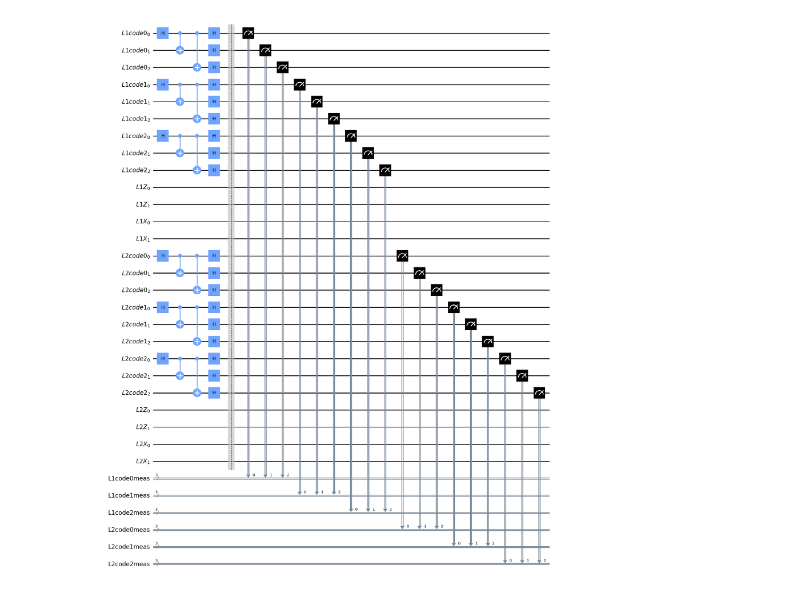
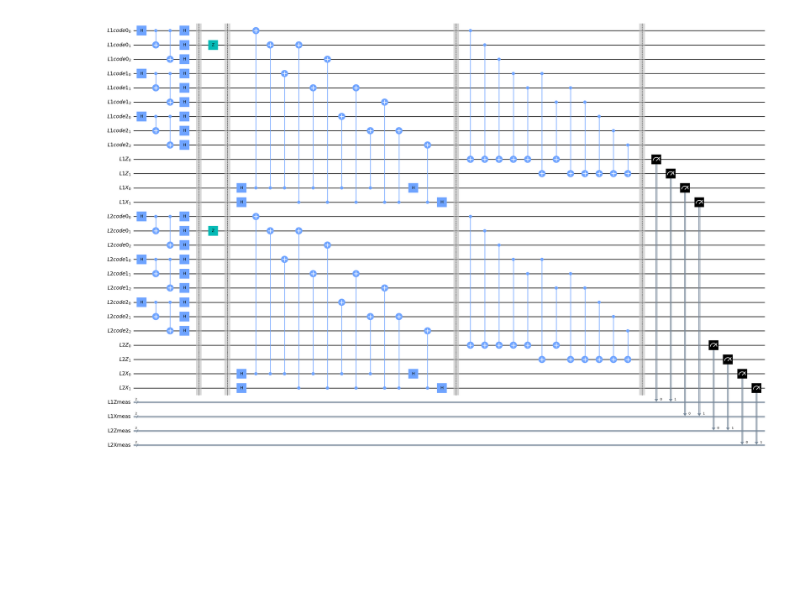
Before and after one commit to TonyPlaysGames/Shors-NeuralNetwork, a Jupyter notebook: x-gate-error.ipynb, the cells around one changed output. Cells and saved outputs as stored; diff of their text form; code cells hidden in the pictures; blank space fills up the shorter version.

```diff
--- a/x-gate-error.ipynb
+++ b/x-gate-error.ipynb
@@ -16,12 +16,12 @@ def createLogicalQubits(numLogicalQubits):
         physicalQubits.append(AncillaRegister(2, name='L' + str((qubit + 1)) + 'X'))
 
         # For testing code qubits
-        physicalQubits.append(ClassicalRegister(3, name='L' + str(qubit +1) + 'code0meas'))
-        physicalQubits.append(ClassicalRegister(3, name='L' + str(qubit +1) + 'code1meas'))
-        physicalQubits.append(ClassicalRegister(3, name='L' + str(qubit +1) + 'code2meas'))
+        # physicalQubits.append(ClassicalRegister(3, name='L' + str(qubit +1) + 'code0meas'))
+        # physicalQubits.append(ClassicalRegister(3, name='L' + str(qubit +1) + 'code1meas'))
+        # physicalQubits.append(ClassicalRegister(3, name='L' + str(qubit +1) + 'code2meas'))
 
-        # physicalQubits.append(ClassicalRegister(2, name='L' + str(qubit +1) + 'Zmeas'))
-        # physicalQubits.append(ClassicalRegister(2, name='L' + str(qubit +1) + 'Xmeas'))
+        physicalQubits.append(ClassicalRegister(2, name='L' + str(qubit +1) + 'Zmeas'))
+        physicalQubits.append(ClassicalRegister(2, name='L' + str(qubit +1) + 'Xmeas'))
 
         logicalQubits.append(physicalQubits)
 
@@ -75,21 +75,21 @@ def applyCodeMeasurements(circuit, qubits):
                 circuit.measure(qubits[qubit][i][j], qubits[qubit][i + 5][j])
 # %%
 def applyrandomError(circuit, qubits):
-    # for qubit in range(len(qubits)):
-    for qubit in range(1):
+    for qubit in range(len(qubits)):
         x = random.randint(0, 2)
         y = random.randint(0, 2)
-        circuit.x(qubits[qubit][2][2])
+        # circuit.h(qubits[qubit][x][y])
+        circuit.z(qubits[qubit][0][1])
         # circuit.x(qubits[qubit][x][y])
     circuit.barrier()
 # %%
 qc, qubits = createLogicalQubits(2)
 applyEncoder(qc, qubits)
-# applyrandomError(qc, qubits)
-# applyXDetection(qc, qubits)
-# applyZDetection(qc, qubits)
-applyCodeMeasurements(qc, qubits)
-# applyMeasurements(qc, qubits)
+applyrandomError(qc, qubits)
+applyXDetection(qc, qubits)
+applyZDetection(qc, qubits)
+# applyCodeMeasurements(qc, qubits)
+applyMeasurements(qc, qubits)
 qc.draw(output='mpl', fold=45)
 # %% [output]
-[figure, old version]
+[figure, new version]
```
Also changed, not shown: parts of 3 cells of this notebook.
